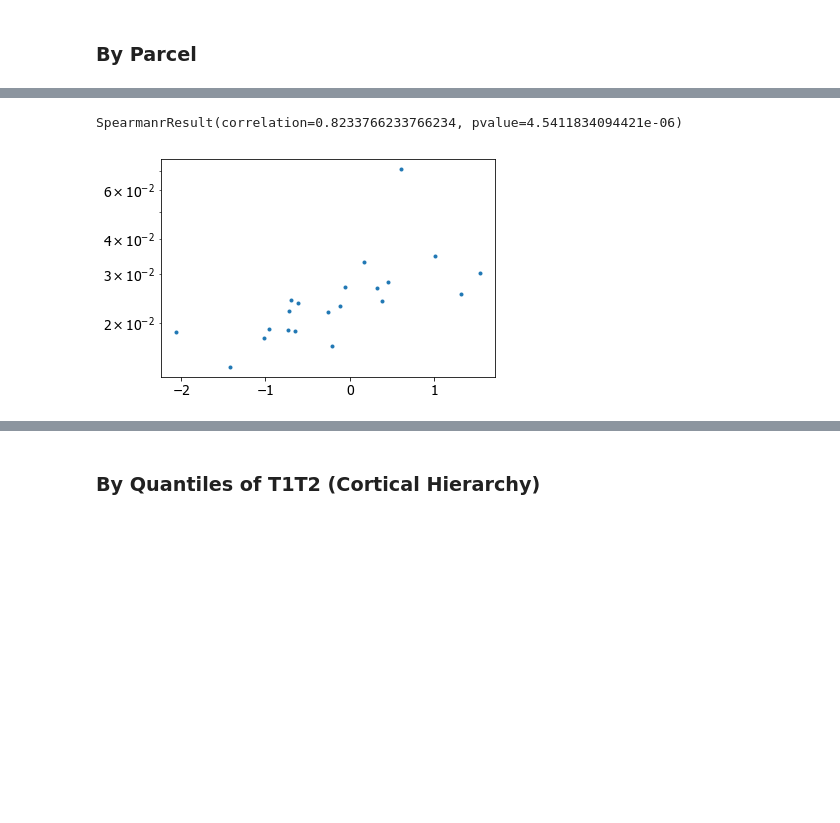
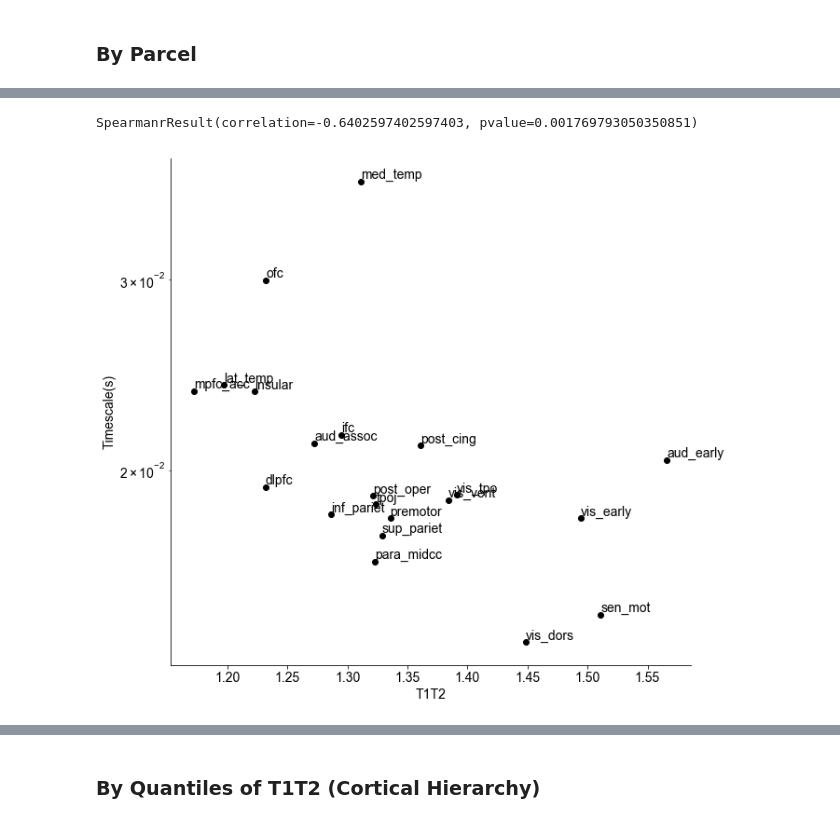
Before and after one commit to rdgao/field-echos, a Jupyter notebook: notebooks/viz_human_MMP.ipynb, the cells around one changed output, grey strips where cells are left out. Cells and saved outputs as stored; diff of their text form; code cells hidden in the pictures; blank space fills up the shorter version.

```diff
--- a/notebooks/viz_human_MMP.ipynb
+++ b/notebooks/viz_human_MMP.ipynb
@@ -8,12 +8,12 @@ import os, sys
 import numpy as np
 import pandas as pd
 from scipy import io, stats
-import seaborn as sns
+from seaborn import despine
 
 sys.path.append('../')
 import echo_utils
 
-font = {'family' : 'Tahoma',
+font = {'family' : 'Arial',
         'weight' : 'regular',
         'size'   : 14}
 plt.rc('font', **font)
@@ -250,3 +311,4 @@ for i_r, r in mmp_aggr.groupby('macro_region'):
     df_struct_macro[i_r] = df_struct.loc[r['parcel']].mean(axis=0)
 
 df_struct_macro = df_struct_macro.T
+df_tau_macro_mean = df_tau_macro.mean(0)
@@ -253,12 +334,18 @@ df_struct_macro = df_struct_macro.T
 # %%
 # macro-region level correlation
-struct_feat = 'SOM'
-plt.plot(df_struct_macro[struct_feat],df_tau_macro.mean(0), '.')
-plt.yscale('log')
+struct_feat = 'T1T2'
+plt.figure(figsize=(10,10))
+plt.plot(df_struct_macro[struct_feat],df_tau_macro_mean, 'ok')
+for mr in df_struct_macro.index:
+    plt.annotate(mr, (df_struct_macro.loc[mr][struct_feat], df_tau_macro_mean[mr]),
+                 horizontalalignment='left', verticalalignment='bottom')
+
+plt.yscale('log');
+plt.xlabel(struct_feat); plt.ylabel('Timescale(s)');despine()
 stats.spearmanr(df_struct_macro[struct_feat],df_tau_macro.mean(0), nan_policy='omit')
 # %% [output]
-SpearmanrResult(correlation=0.8233766233766234, pvalue=4.5411834094421e-06)
+SpearmanrResult(correlation=-0.6402597402597403, pvalue=0.001769793050350851)
-[figure, old version]
+[figure, new version]
 # %%
 # age correlation
 plt.figure(figsize=(15,15))
```
Also changed, not shown: parts of 18 cells of this notebook, 17 other files.
